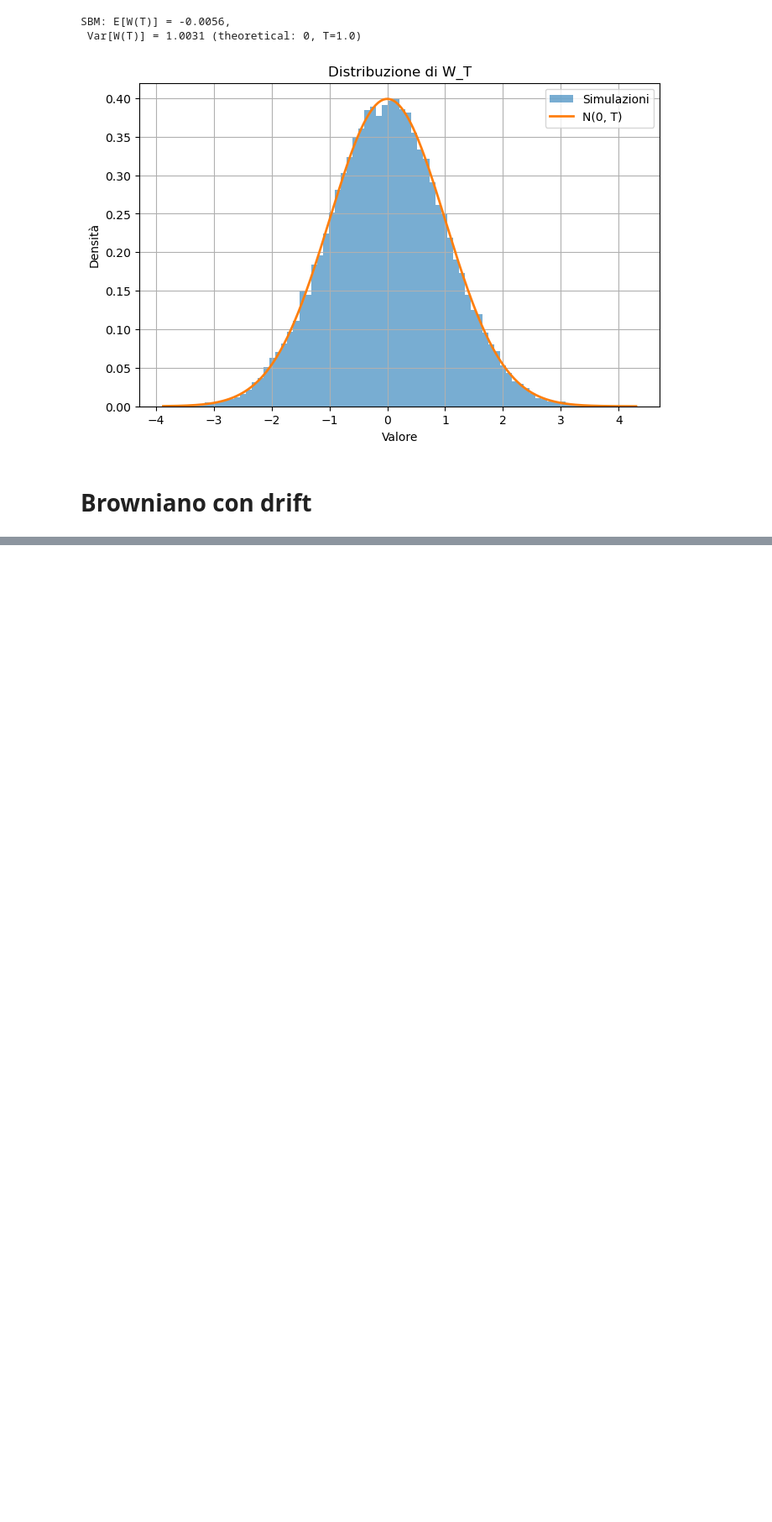
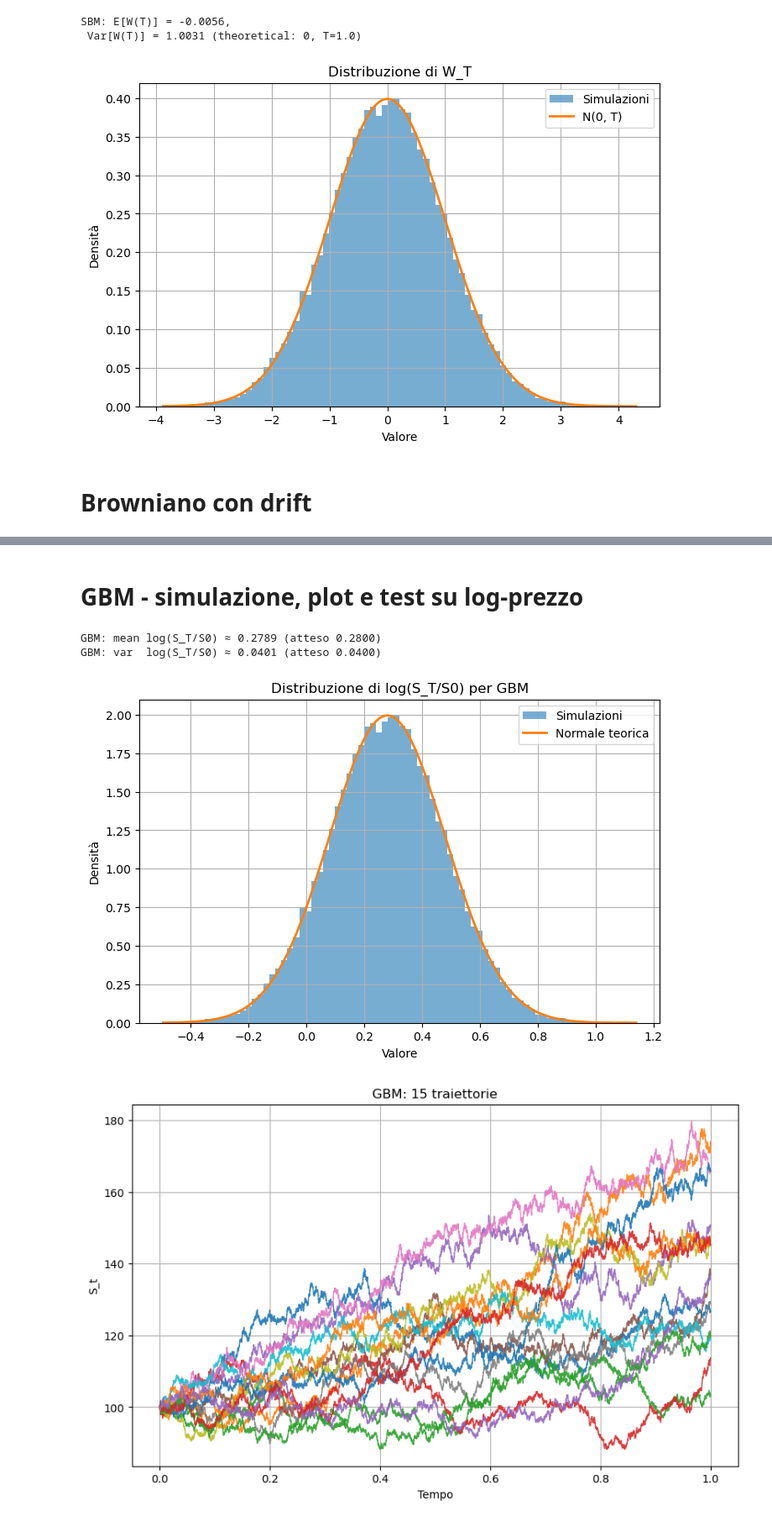
Before and after one commit to EmanueleLippi/Tesi_Opzioni_MonteCarlo, a Jupyter notebook: notebooks/01-Stochastic_process.ipynb, the cells around one changed output, grey strips where cells are left out. Shown at 84% size. Saved outputs shown, nothing was run; the diff lists cells and outputs as text; code cells hidden in the pictures; blank space fills up the shorter version.

```diff
--- a/notebooks/01-Stochastic_process.ipynb
+++ b/notebooks/01-Stochastic_process.ipynb
@@ -90,0 +91,35 @@ TypeError: simulate_brownian_with_drift() takes from 5 to 6 positional arguments
+# %% [markdown]
+# GBM - simulazione, plot e test su log-prezzo
+# %%
+# Simulazione GBM
+t, S = simulate_gbm(S0, mu, sigma, T, N, M, seed)
+S_T = S[:, -1]  # valori finali del GBM
+log_S_T = np.log(S_T / S0)  # log-returns
+
+theorical_mean = (mu - 0.5 * sigma**2) * T # E[log(S_T/S0)]
+theorical_var = sigma**2 * T     # Var(log(S_T/S0))
+
+print(f"GBM: mean log(S_T/S0) ≈ {log_S_T.mean():.4f} (atteso {theorical_mean:.4f})")
+print(f"GBM: var  log(S_T/S0) ≈ {log_S_T.var():.4f} (atteso {theorical_var:.4f})")
+
+# Istogramma vs pdf teorica
+plt.figure(figsize=(8,5))
+plt.hist(log_S_T, bins=80, density=True, alpha=0.6, label="Simulazioni")
+x = np.linspace(log_S_T.min(), log_S_T.max(), 400)
+pdf = (1/np.sqrt(2*np.pi*theorical_var)) * np.exp(- (x-theorical_mean)**2 / (2*theorical_var))
+plt.plot(x, pdf, lw=2, label="Normale teorica")
+plt.title("Distribuzione di log(S_T/S0) per GBM")
+plt.xlabel("Valore"); plt.ylabel("Densità")
+plt.legend(); plt.grid(True)
+plt.savefig(DATA_RESULTS / "gbm_log_distribution.png", dpi=150, bbox_inches="tight")
+plt.show()
+
+# Plot path (pochi)
+t, S_plot = simulate_gbm(S0, mu, sigma, T, N, 200, seed=seed)
+plot_paths(t, S_plot, n_paths=15, title="GBM: 15 traiettorie", ylabel="S_t",
+           save_path=DATA_RESULTS / "gbm_paths.png")
+# %% [output]
+GBM: mean log(S_T/S0) ≈ 0.2789 (atteso 0.2800)
+GBM: var  log(S_T/S0) ≈ 0.0401 (atteso 0.0400)
+[figure, added]
+[figure, added]
```
Also changed, not shown: parts of 5 cells of this notebook.
